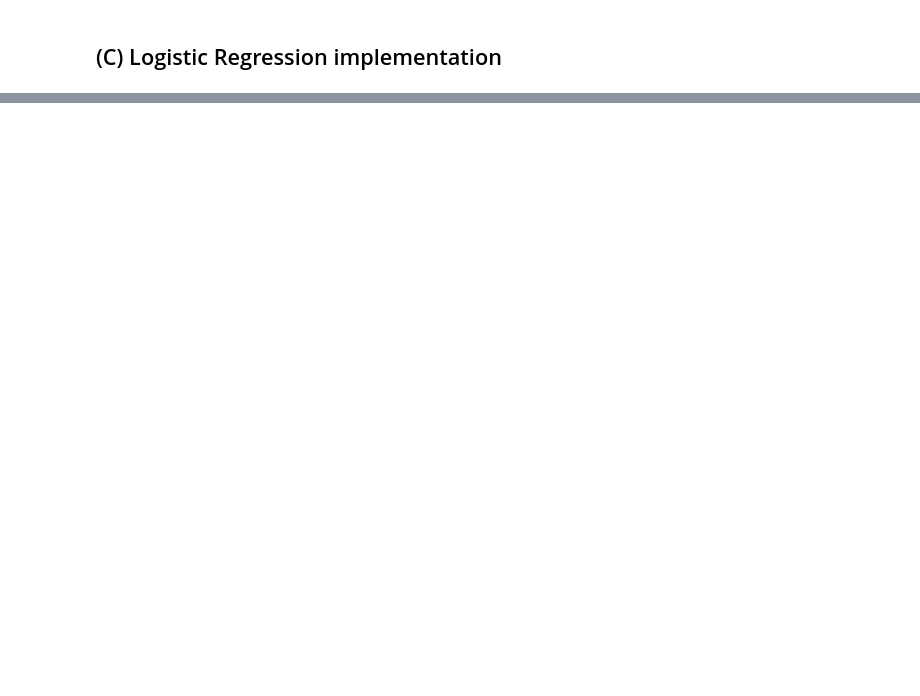
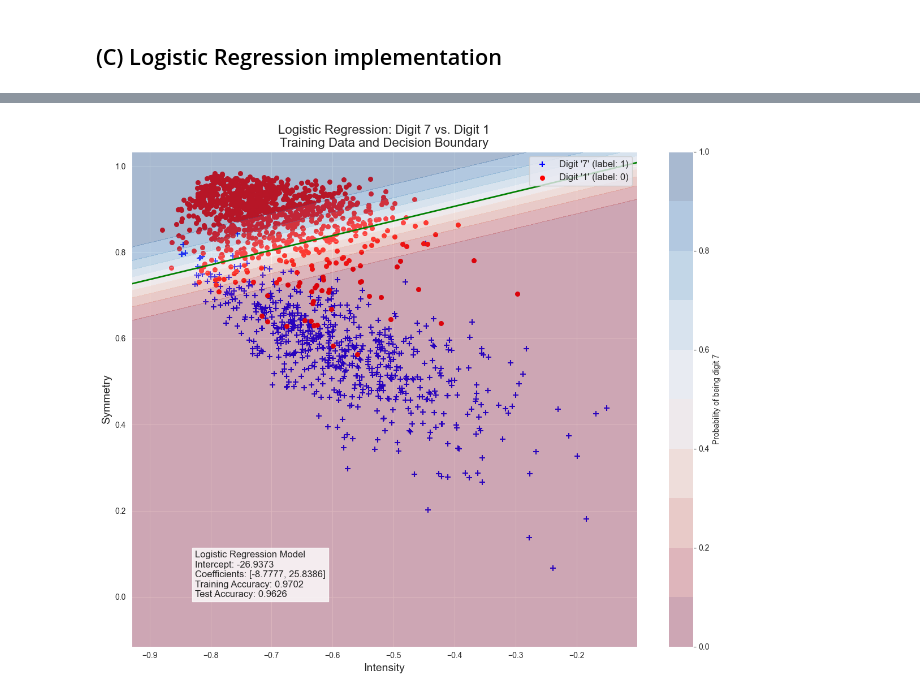
Before and after one commit to korisnik-samson/data-fusion_feature-extraction, a Jupyter notebook: dffe_hw2/HW2 Samson Offorjindu.ipynb, the cells around one changed output, grey strips where cells are left out. Drawn from its saved outputs; the diff is of its cells as text; code cells hidden in the pictures; blank space fills up the shorter version.

```diff
--- a/dffe_hw2/HW2 Samson Offorjindu.ipynb
+++ b/dffe_hw2/HW2 Samson Offorjindu.ipynb
@@ -723,0 +693,9 @@ ValueError: Classification metrics can't handle a mix of multilabel-indicator an
+# %%
+train_symmetry_lgr = calculate_symmetry(train_filtered_pixels)
+test_symmetry_lgr = calculate_symmetry(test_filtered_pixels)
+# %%
+X_train_lgr = np.column_stack((train_intensity_lgr, train_symmetry_lgr))
+y_train_lgr = train_binary_labels
+
+X_test_lgr = np.column_stack((test_intensity_lgr, test_symmetry_lgr))
+y_test_lgr = test_binary_labels
@@ -723,0 +710,6 @@ ValueError: Classification metrics can't handle a mix of multilabel-indicator an
+# %%
+from sklearn.linear_model import LogisticRegression
+from sklearn.metrics import accuracy_score, confusion_matrix, classification_report
+
+model = LogisticRegression(C=10.0, max_iter=10000, random_state=42)
+model.fit(X_train, y_train)
@@ -723,0 +761,75 @@ ValueError: Classification metrics can't handle a mix of multilabel-indicator an
+# %%
+plt.figure(figsize=(12, 10))
+
+# Plot the digit points - Just to visualize the data and decision boundary
+
+plt.scatter(
+    X_train_lgr[y_train_lgr == 1][:, 0],
+    X_train_lgr[y_train_lgr == 1][:, 1],
+    color='blue', marker='+', s=50, label="Digit '7' (label: 1)"
+)
+plt.scatter(
+    X_train_lgr[y_train_lgr == 0][:, 0],
+    X_train_lgr[y_train_lgr == 0][:, 1],
+    color='red', marker='o', s=30, label="Digit '1' (label: 0)"
+)
+
+# The decision boundary is given by w0 + w1*x1 + w2*x2 = 0
+# For logistic regression, this is where probability = 0.5
+min_intensity = X_train_lgr[:, 0].min() - 0.05
+max_intensity = X_train_lgr[:, 0].max() + 0.05
+
+intensity_range = np.linspace(min_intensity, max_intensity, 100)
+
+symmetry_range = np.linspace(
+    X_train[:, 1].min() - 0.05,
+    X_train[:, 1].max() + 0.05,
+    100
+)
+
+intensity_grid, symmetry_grid = np.meshgrid(intensity_range, symmetry_range)
+grid_points = np.column_stack([intensity_grid.ravel(), symmetry_grid.ravel()])
+
+# Probability Callculations for each point in the grid
+probabilities = model.predict_proba(grid_points)[:, 1]
+probabilities = probabilities.reshape(intensity_grid.shape)
+
+# Plotting decision boundary (probability = 0.5)
+plt.contour(
+    intensity_grid, symmetry_grid, probabilities,
+    levels=[0.5],
+    colors='green',
+    linewidths=2,
+    linestyles='solid'
+)
+
+# Plot probability contours
+contour = plt.contourf(
+    intensity_grid, symmetry_grid, probabilities,
+    levels=np.linspace(0, 1, 11),
+    alpha=0.3,
+    cmap='RdBu'
+)
+plt.colorbar(contour, label='Probability of being digit 7')
+
+# Add labels and legend
+plt.xlabel('Intensity', fontsize=14)
+plt.ylabel('Symmetry', fontsize=14)
+plt.title('Logistic Regression: Digit 7 vs. Digit 1\nTraining Data and Decision Boundary', fontsize=16)
+plt.legend(fontsize=12)
+plt.grid(True)
+
+# Add text box with model details
+model_info = (
+    f'Logistic Regression Model\n'
+    f'Intercept: {intercept:.4f}\n'
+    f'Coefficients: [{coefficients[0]:.4f}, {coefficients[1]:.4f}]\n'
+    f'Training Accuracy: {train_accuracy:.4f}\n'
+    f'Test Accuracy: {test_accuracy:.4f}'
+)
+plt.figtext(0.15, 0.15, model_info, bbox=dict(facecolor='white', alpha=0.8), fontsize=12)
+
+plt.tight_layout()
+plt.show()
+# %% [output]
+[figure, added]
```
Also changed, not shown: parts of 51 cells of this notebook.
